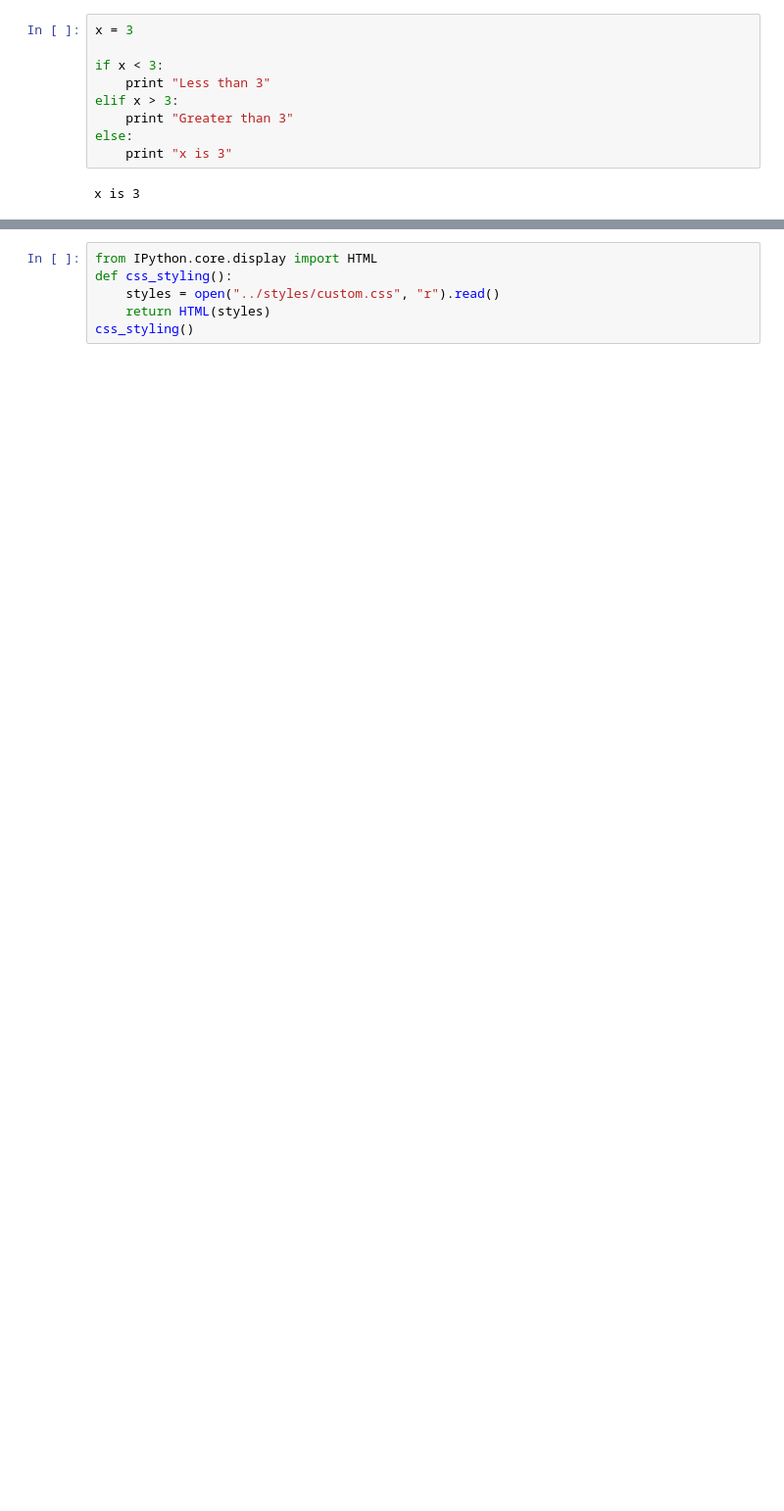
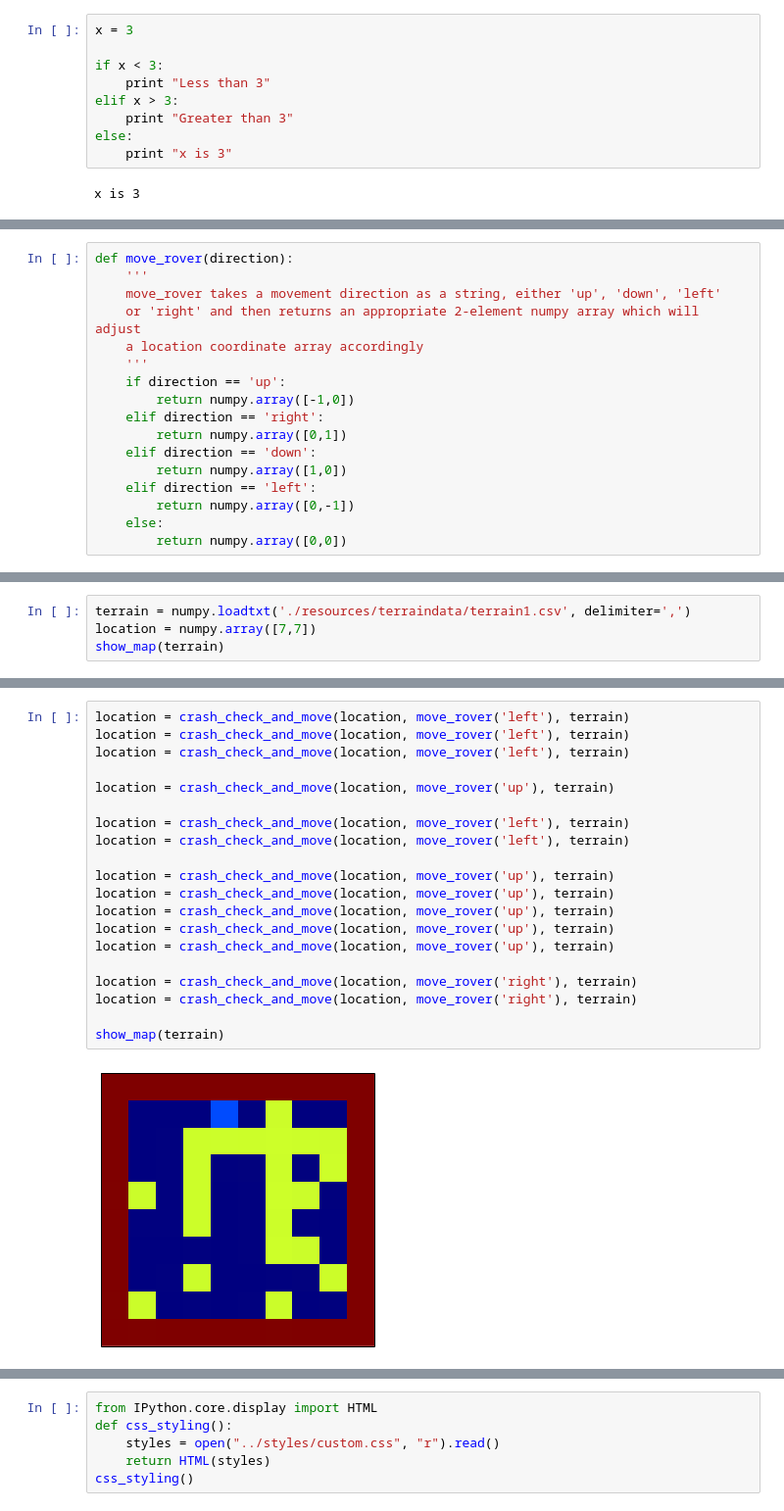
Before and after one commit to barbagroup/JITcode-MechE, a Jupyter notebook: module00_Introduction_to_Python/03_Lesson03_Rover_Conditionals.ipynb, the cells around one changed output, grey strips where cells are left out. Shown at 98% size. Cells and saved outputs as stored; diff of their text form; blank space fills up the shorter version.

```diff
--- a/module00_Introduction_to_Python/03_Lesson03_Rover_Conditionals.ipynb
+++ b/module00_Introduction_to_Python/03_Lesson03_Rover_Conditionals.ipynb
@@ -441,0 +272,17 @@ Below is a helpful table listing the most common boolean operators and what they
+# %%
+def move_rover(direction):
+    '''
+    move_rover takes a movement direction as a string, either 'up', 'down', 'left'
+    or 'right' and then returns an appropriate 2-element numpy array which will adjust
+    a location coordinate array accordingly
+    '''
+    if direction == 'up':
+        return numpy.array([-1,0])
+    elif direction == 'right':
+        return numpy.array([0,1])
+    elif direction == 'down':
+        return numpy.array([1,0])
+    elif direction == 'left':
+        return numpy.array([0,-1])
+    else:
+        return numpy.array([0,0])
@@ -441,0 +405,4 @@ Below is a helpful table listing the most common boolean operators and what they
+# %%
+terrain = numpy.loadtxt('./resources/terraindata/terrain1.csv', delimiter=',')
+location = numpy.array([7,7])
+show_map(terrain)
@@ -441,0 +421,22 @@ Below is a helpful table listing the most common boolean operators and what they
+# %%
+location = crash_check_and_move(location, move_rover('left'), terrain)
+location = crash_check_and_move(location, move_rover('left'), terrain)
+location = crash_check_and_move(location, move_rover('left'), terrain)
+
+location = crash_check_and_move(location, move_rover('up'), terrain)
+
+location = crash_check_and_move(location, move_rover('left'), terrain)
+location = crash_check_and_move(location, move_rover('left'), terrain)
+
+location = crash_check_and_move(location, move_rover('up'), terrain)
+location = crash_check_and_move(location, move_rover('up'), terrain)
+location = crash_check_and_move(location, move_rover('up'), terrain)
+location = crash_check_and_move(location, move_rover('up'), terrain)
+location = crash_check_and_move(location, move_rover('up'), terrain)
+
+location = crash_check_and_move(location, move_rover('right'), terrain)
+location = crash_check_and_move(location, move_rover('right'), terrain)
+
+show_map(terrain)
+# %% [output]
+[figure, added]
```
Also changed, not shown: parts of 53 cells of this notebook.
